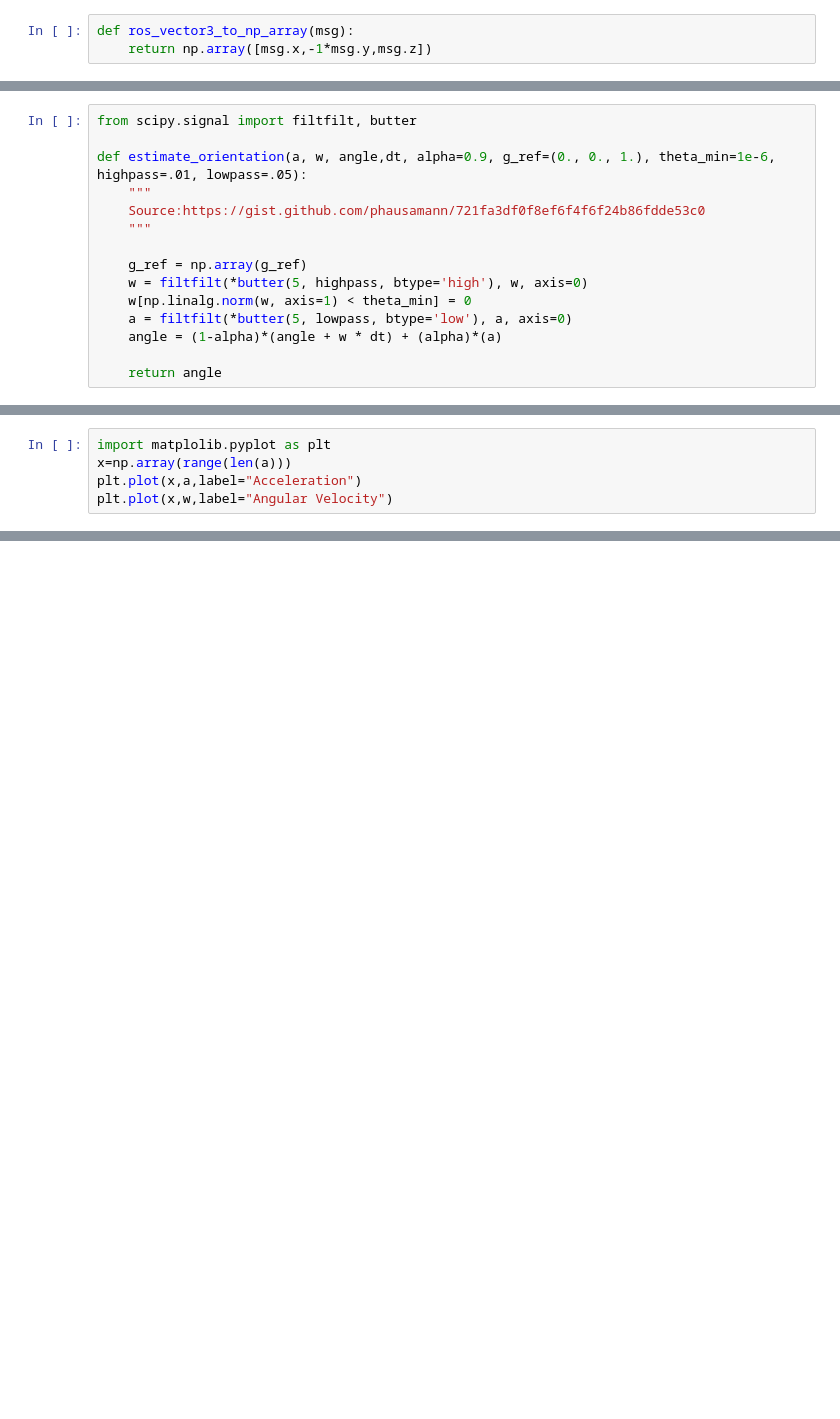
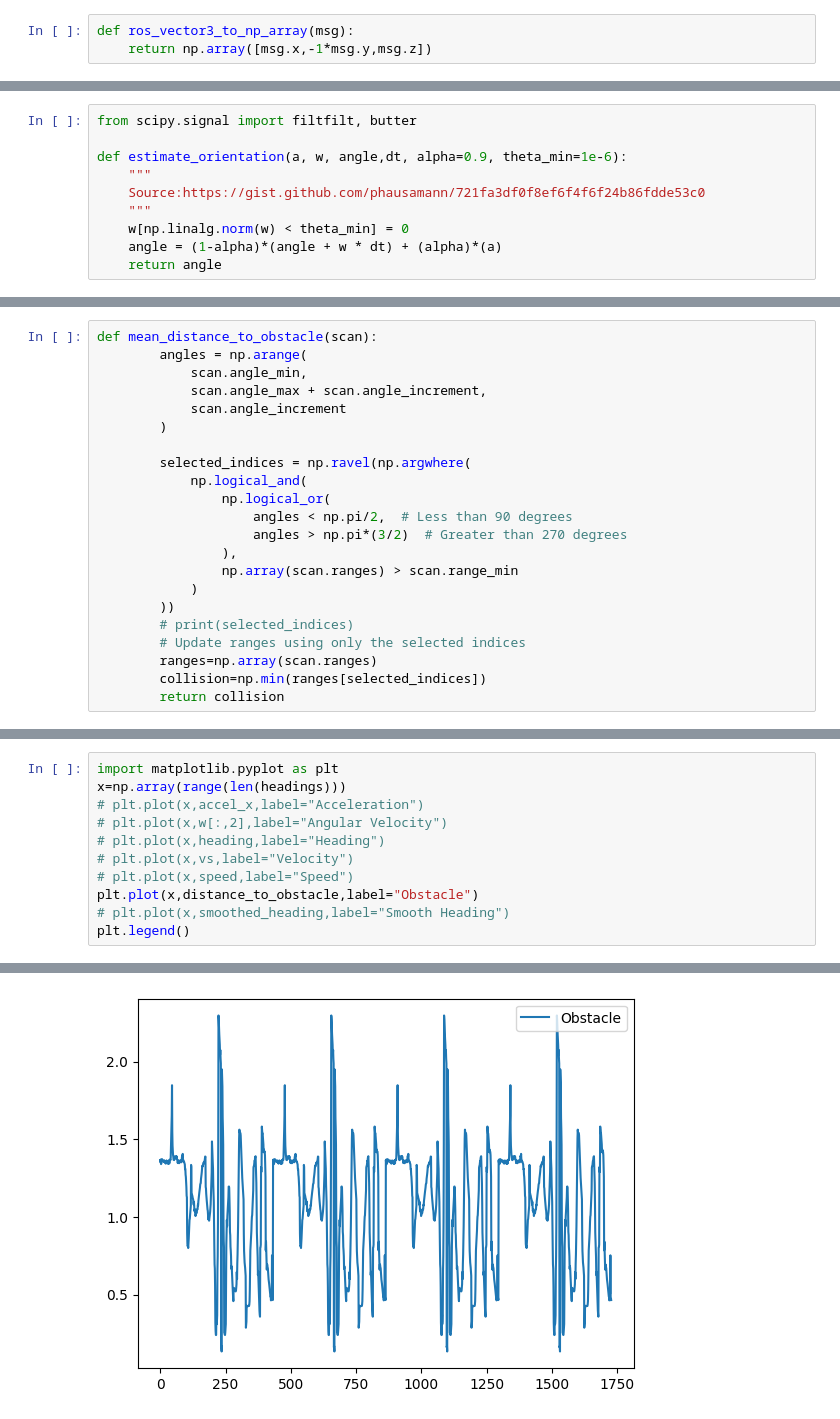
Before and after one commit to StepLogic/carla-rl, a Jupyter notebook: stbl.ipynb, the cells around one changed output, grey strips where cells are left out. Cells and saved outputs as stored; diff of their text form; blank space fills up the shorter version.

```diff
--- a/stbl.ipynb
+++ b/stbl.ipynb
@@ -117,15 +163,10 @@ image 0
 # %%
 from scipy.signal import filtfilt, butter
 
-def estimate_orientation(a, w, angle,dt, alpha=0.9, g_ref=(0., 0., 1.), theta_min=1e-6, highpass=.01, lowpass=.05):
+def estimate_orientation(a, w, angle,dt, alpha=0.9, theta_min=1e-6):
     """
     Source:https://gist.github.com/phausamann/721fa3df0f8ef6f4f6f24b86fdde53c0
     """
-
-    g_ref = np.array(g_ref)
-    w = filtfilt(*butter(5, highpass, btype='high'), w, axis=0)
-    w[np.linalg.norm(w, axis=1) < theta_min] = 0
-    a = filtfilt(*butter(5, lowpass, btype='low'), a, axis=0)
+    w[np.linalg.norm(w) < theta_min] = 0
     angle = (1-alpha)*(angle + w * dt) + (alpha)*(a)
-
     return angle
@@ -131,0 +179,22 @@ def estimate_orientation(a, w, angle,dt, alpha=0.9, g_ref=(0., 0., 1.), theta_mi
+# %%
+def mean_distance_to_obstacle(scan):
+        angles = np.arange(
+            scan.angle_min,
+            scan.angle_max + scan.angle_increment,
+            scan.angle_increment
+        )
+
+        selected_indices = np.ravel(np.argwhere(
+            np.logical_and(
+                np.logical_or(
+                    angles < np.pi/2,  # Less than 90 degrees
+                    angles > np.pi*(3/2)  # Greater than 270 degrees
+                ),
+                np.array(scan.ranges) > scan.range_min
+            )
+        ))
+        # print(selected_indices)
+        # Update ranges using only the selected indices
+        ranges=np.array(scan.ranges)
+        collision=np.min(ranges[selected_indices])
+        return collision
@@ -132,5 +301,12 @@ def estimate_orientation(a, w, angle,dt, alpha=0.9, g_ref=(0., 0., 1.), theta_mi
 # %%
-import matplolib.pyplot as plt
-x=np.array(range(len(a)))
-plt.plot(x,a,label="Acceleration")
-plt.plot(x,w,label="Angular Velocity")
+import matplotlib.pyplot as plt
+x=np.array(range(len(headings)))
+# plt.plot(x,accel_x,label="Acceleration")
+# plt.plot(x,w[:,2],label="Angular Velocity")
+# plt.plot(x,heading,label="Heading")
+# plt.plot(x,vs,label="Velocity")
+# plt.plot(x,speed,label="Speed")
+plt.plot(x,distance_to_obstacle,label="Obstacle")
+# plt.plot(x,smoothed_heading,label="Smooth Heading")
+plt.legend()
+# %% [output]
@@ -136,0 +314 @@ plt.plot(x,w,label="Angular Velocity")
+[figure, added]
```
Also changed, not shown: parts of 9 cells of this notebook, 4 other files.
